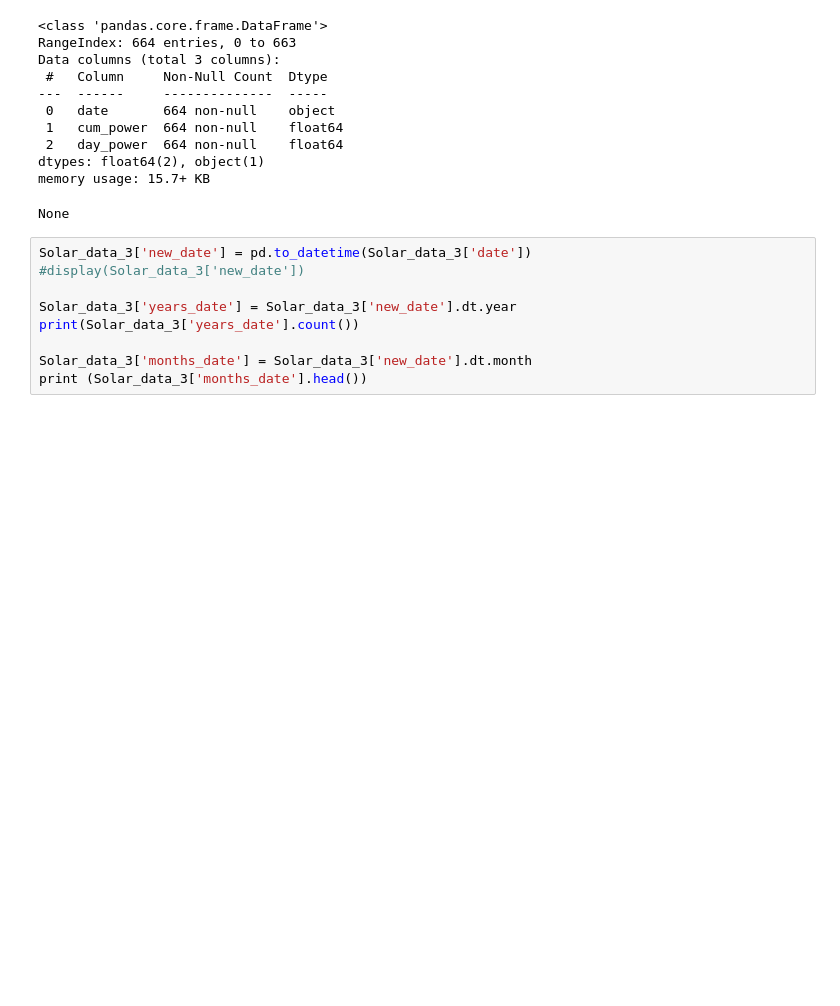
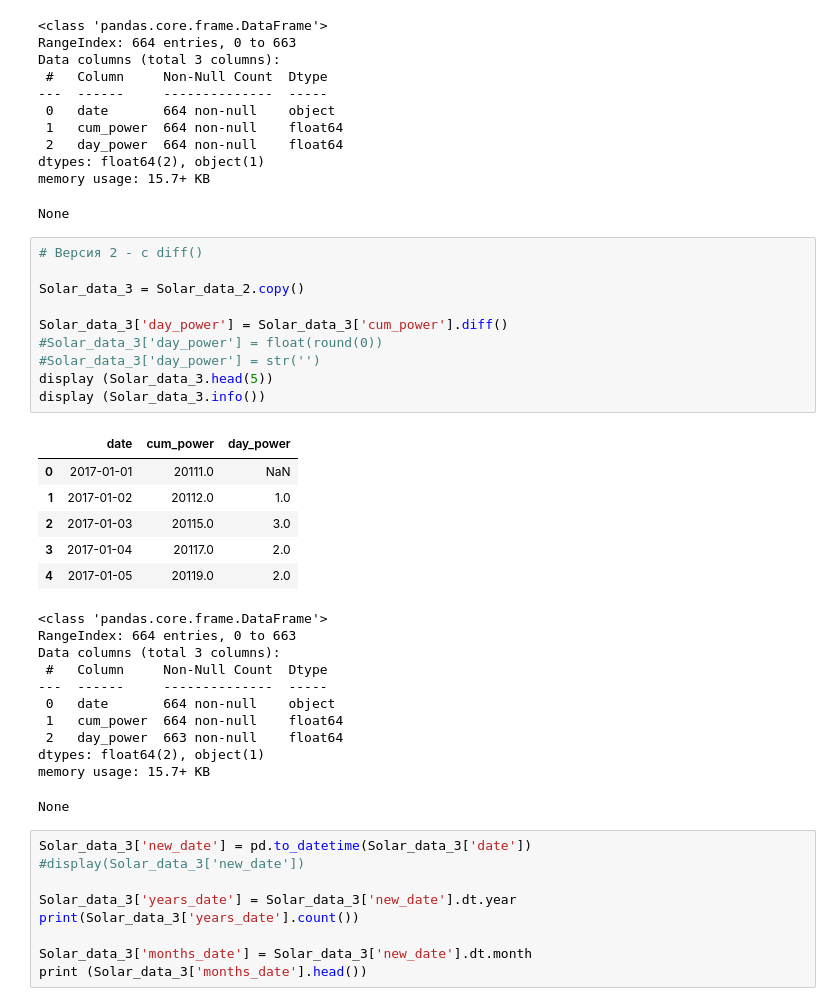
Before and after one commit to Yuri-VN/Working_test, a Jupyter notebook: Аттестация 1. Python/Аттестация Python.ipynb, the cells around one changed output. Saved outputs shown, nothing was run; the diff lists cells and outputs as text; blank space fills up the shorter version.

```diff
--- a/Аттестация 1. Python/Аттестация Python.ipynb
+++ b/Аттестация 1. Python/Аттестация Python.ipynb
@@ -302,6 +279,34 @@ Data columns (total 3 columns):
 dtypes: float64(2), object(1)
 memory usage: 15.7+ KB
 None
+# %%
+# Версия 2 - с diff()
+
+Solar_data_3 = Solar_data_2.copy()
+
+Solar_data_3['day_power'] = Solar_data_3['cum_power'].diff()
+#Solar_data_3['day_power'] = float(round(0))
+#Solar_data_3['day_power'] = str('')
+display (Solar_data_3.head(5))
+display (Solar_data_3.info())
+# %% [output]
+|  | date | cum_power | day_power |
+| 0 | 2017-01-01 | 20111.0 | NaN |
+| 1 | 2017-01-02 | 20112.0 | 1.0 |
+| 2 | 2017-01-03 | 20115.0 | 3.0 |
+| 3 | 2017-01-04 | 20117.0 | 2.0 |
+| 4 | 2017-01-05 | 20119.0 | 2.0 |
+<class 'pandas.core.frame.DataFrame'>
+RangeIndex: 664 entries, 0 to 663
+Data columns (total 3 columns):
+ #   Column     Non-Null Count  Dtype
+---  ------     --------------  -----
+ 0   date       664 non-null    object
+ 1   cum_power  664 non-null    float64
+ 2   day_power  663 non-null    float64
+dtypes: float64(2), object(1)
+memory usage: 15.7+ KB
+None
 # %%
 Solar_data_3['new_date'] = pd.to_datetime(Solar_data_3['date'])
 #display(Solar_data_3['new_date'])
```
Also changed, not shown: parts of 11 cells of this notebook, 1 other file.
